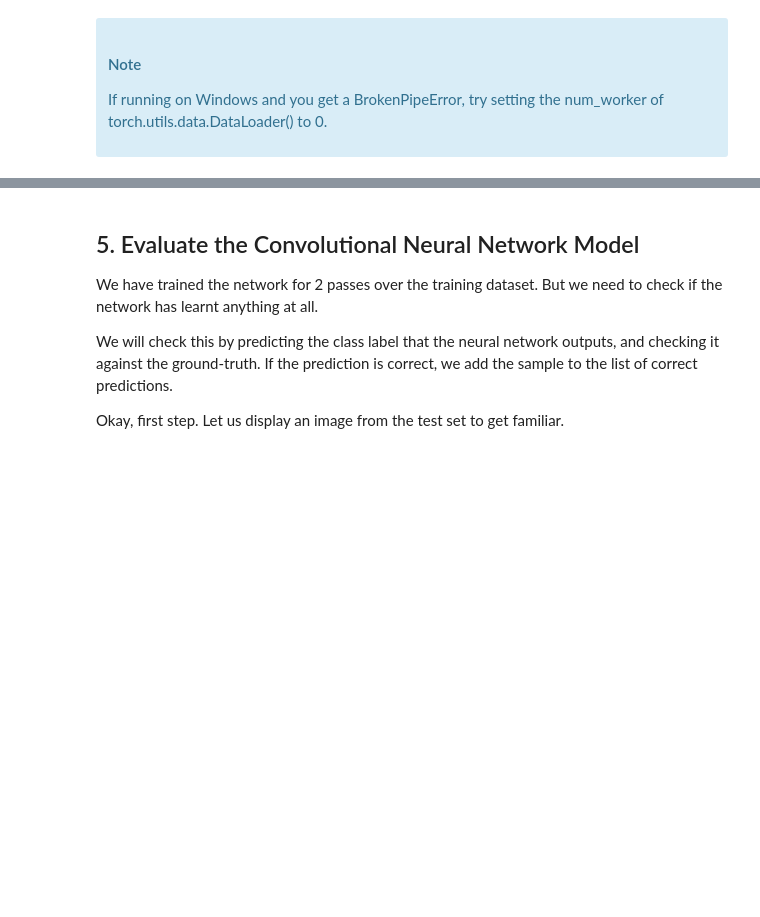
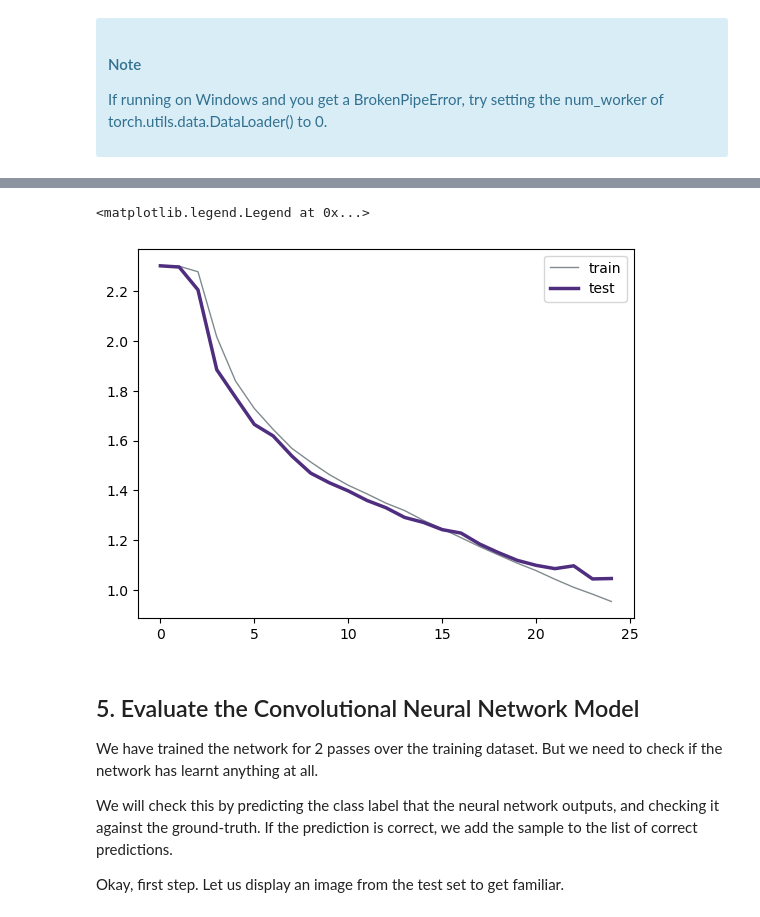
Before and after one commit to linzhangUCA/3321tpl-convnet, a Jupyter notebook: convnet.ipynb, the cells around one changed output, grey strips where cells are left out. Cells and saved outputs as stored; diff of their text form; code cells hidden in the pictures; blank space fills up the shorter version.

```diff
--- a/convnet.ipynb
+++ b/convnet.ipynb
@@ -147,20 +152,56 @@ network and optimize.
-# %%
-for epoch in range(10):  # loop over the dataset multiple times
-
-    loss_train = 0.0
-    for i, data in enumerate(dataloader_train, 0):
-        feature_train, target_train = data[0].to(device), data[1].to(device)  # get the inputs; data is a list of [inputs, labels]
-        optimizer.zero_grad()
-### START CODE HERE ### (≈ 4 lines of code)
-        pred_train = None
-        loss = None
-        None  # back-propagation
-        None  # update params
-### END CODE HERE ###
-        # print statistics
-        loss_train += loss.item()
-        if i % 200 == 199:    # print every 200 mini-batches
-            print(f'[{epoch + 1}, {i + 1:5d}] training loss: {loss_train / 200:.3f}')
-            loss_train = 0.0
-
-print('Finished Training')
+# %%
+import torch.optim as optim
+model = ConvNet().to(device)  # Re-initialize model parameters
+losses_train = []
+losses_test = []
+
+### START CODE HERE ### (≈ 4 lines of code)
+# Hyper-parameter setting
+loss_fn = nn.CrossEntropyLoss()
+learning_rate = 0.001
+optimizer = optim.SGD(model.parameters(), lr=learning_rate, momentum=0.9)
+num_epochs = 25
+### END CODE HERE ###
+# Training loops
+for epoch in range(num_epochs):  # loop over the dataset multiple times
+    print(f"----\nEpoch: {epoch + 1}")
+    model.train(True)
+    acc_loss_train = 0.0  # accumulated loss in an epoch
+    avg_loss_train = 0.0  # averaged loss in an epoch
+    for i, batch_train in enumerate(dataloader_train):
+        optimizer.zero_grad()
+        features_train, labels_train = batch_train[0].to(device), batch_train[1].to(device)  # get a batch of data; data is a list of [images, labels]
+        ### START CODE HERE ### (≈ 4 lines of code)
+        preds_train = model(features_train)
+        loss_train = loss_fn(preds_train, labels_train)
+        loss_train.backward()  # back-propagation
+        optimizer.step()  # update params
+        ### END CODE HERE ###
+        # Statistics
+        acc_loss_train += loss_train.item()
+        if not i % 200:    # print loss every 200 batches
+            print(f"[batch: {i + i}] training batch loss: {loss_train.item()}")
+            # loss_train = 0.0
+    avg_loss_train = acc_loss_train / (i + 1)
+    losses_train.append(avg_loss_train)
+    print(f"Averaged training loss: {avg_loss_train}")
+    # Test
+    model.eval()
+    acc_loss_test = 0.
+    avg_loss_test = 0.
+    with torch.no_grad():
+        for i, batch_test in enumerate(dataloader_test):
+            features_test, labels_test = batch_test[0].to(device), batch_test[1].to(device)
+            preds_test = model(features_test)
+            loss_test = loss_fn(preds_test, labels_test)
+            acc_loss_test += loss_test.item()
+    avg_loss_test = acc_loss_test / (i + 1)
+    losses_test.append(avg_loss_test)
+    print(f"Averaged test loss: {avg_loss_test}\n")
+
+
+print('Finished Training')
+plt.plot(losses_train, '#818A8F', linewidth=1)
+plt.plot(losses_test, '#4F2D7F', linewidth=2.5)
+plt.legend(['train', 'test'])
+# %% [output]
@@ -167,3 +225,5 @@ print('Finished Training')
+<matplotlib.legend.Legend at 0x...>
+[figure, added]
 # %% [markdown]
 ## 5. Evaluate the Convolutional Neural Network Model
 
```
Also changed, not shown: parts of 11 cells of this notebook.
